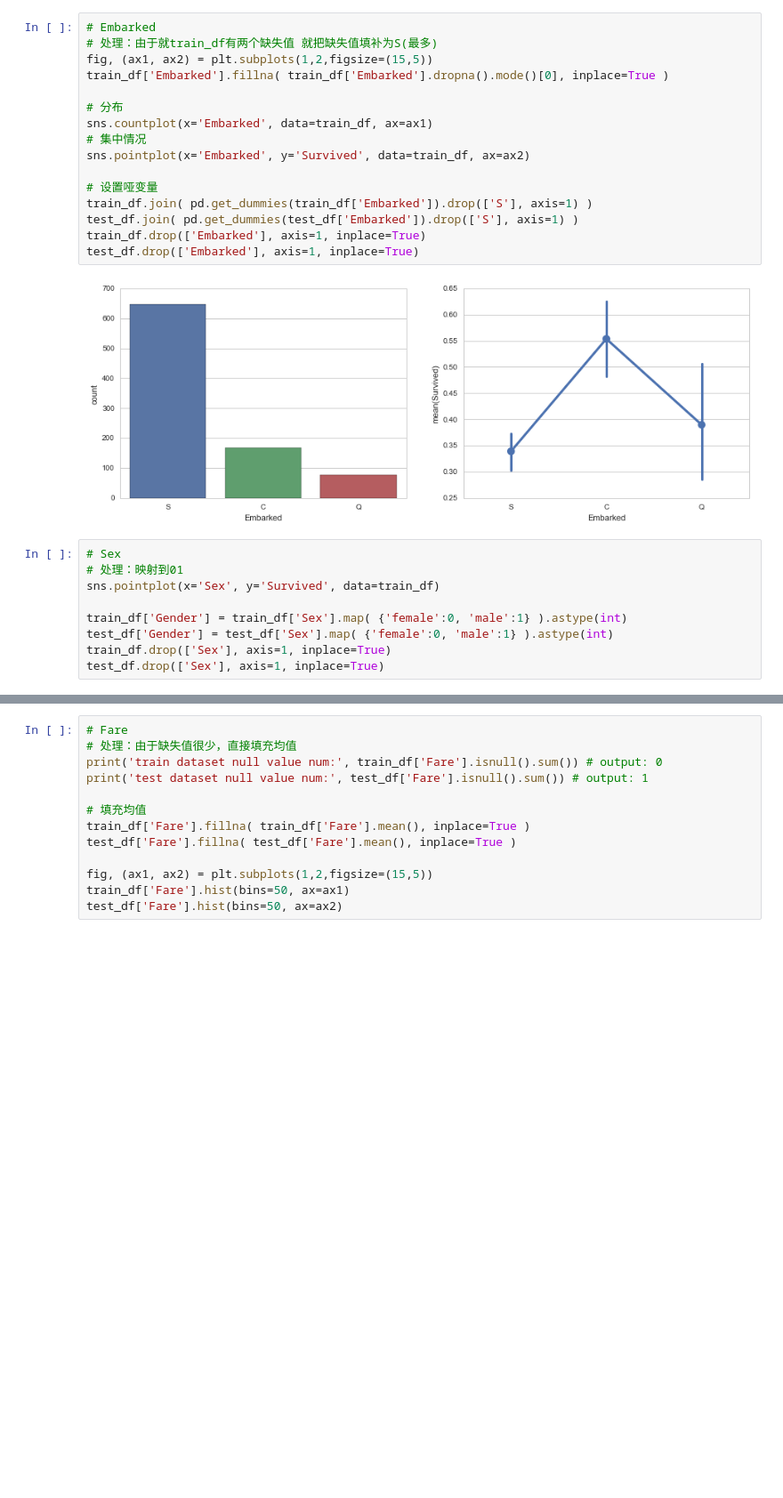
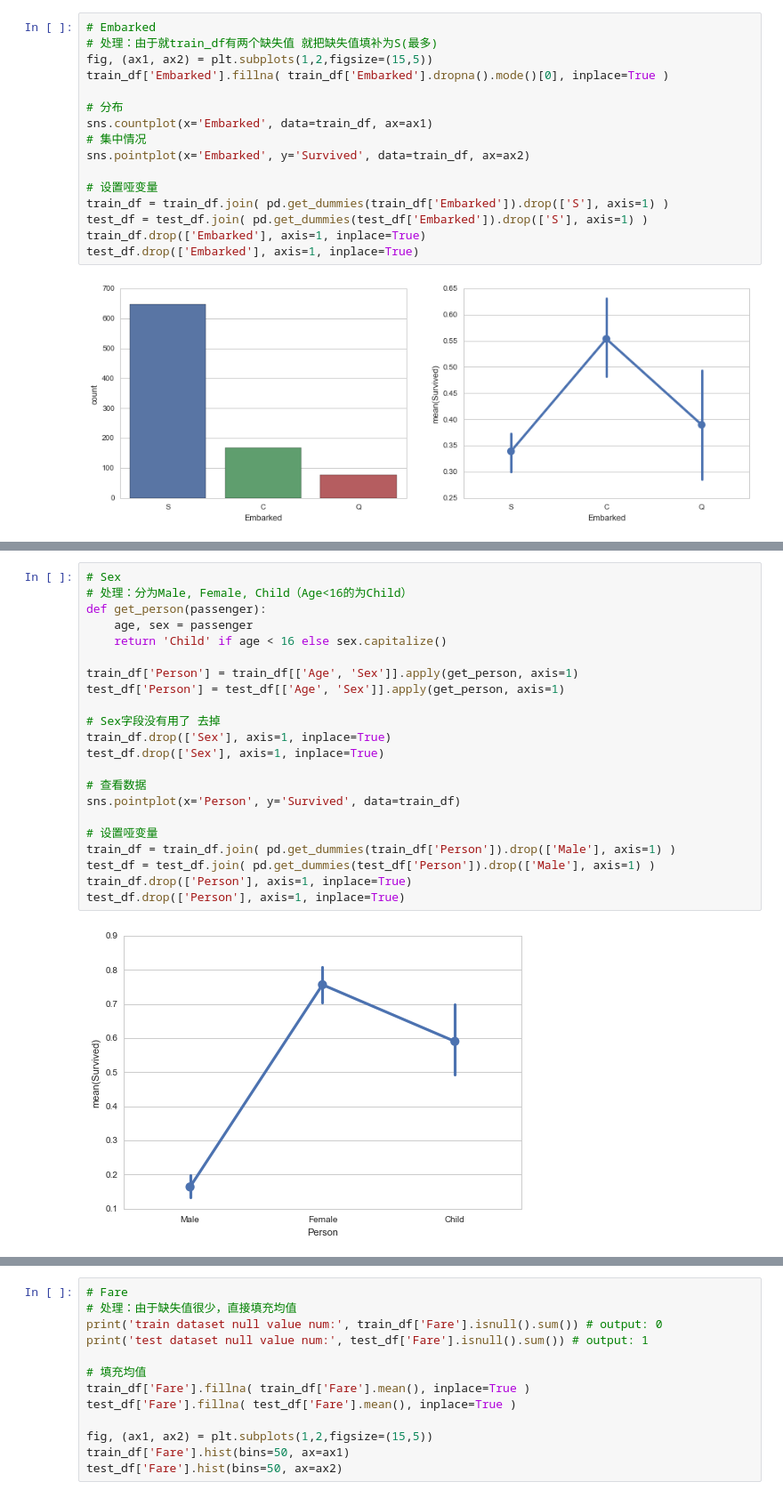
Before and after one commit to hahadsg/MyKaggle, a Jupyter notebook: titanic/solution.ipynb, the cells around one changed output, grey strips where cells are left out. Shown at 89% size. Drawn from its saved outputs; the diff is of its cells as text; blank space fills up the shorter version.

Commit message:
修复增加哑变量时没有inplace的bug 性别特征从Male/Female改为Child/Male/Female（Child为Age<16的乘客）

```diff
--- a/titanic/solution.ipynb
+++ b/titanic/solution.ipynb
@@ -79,18 +62,9 @@ sns.countplot(x='Embarked', data=train_df, ax=ax1)
 sns.pointplot(x='Embarked', y='Survived', data=train_df, ax=ax2)
 
 # 设置哑变量
-train_df.join( pd.get_dummies(train_df['Embarked']).drop(['S'], axis=1) )
-test_df.join( pd.get_dummies(test_df['Embarked']).drop(['S'], axis=1) )
+train_df = train_df.join( pd.get_dummies(train_df['Embarked']).drop(['S'], axis=1) )
+test_df = test_df.join( pd.get_dummies(test_df['Embarked']).drop(['S'], axis=1) )
 train_df.drop(['Embarked'], axis=1, inplace=True)
 test_df.drop(['Embarked'], axis=1, inplace=True)
 # %% [output]
 [figure]
-# %%
-# Sex
-# 处理：映射到01
-sns.pointplot(x='Sex', y='Survived', data=train_df)
-
-train_df['Gender'] = train_df['Sex'].map( {'female':0, 'male':1} ).astype(int)
-test_df['Gender'] = test_df['Sex'].map( {'female':0, 'male':1} ).astype(int)
-train_df.drop(['Sex'], axis=1, inplace=True)
-test_df.drop(['Sex'], axis=1, inplace=True)
@@ -98,0 +80,24 @@ test_df.drop(['Sex'], axis=1, inplace=True)
+# %%
+# Sex
+# 处理：分为Male, Female, Child（Age<16的为Child）
+def get_person(passenger):
+    age, sex = passenger
+    return 'Child' if age < 16 else sex.capitalize()
+
+train_df['Person'] = train_df[['Age', 'Sex']].apply(get_person, axis=1)
+test_df['Person'] = test_df[['Age', 'Sex']].apply(get_person, axis=1)
+
+# Sex字段没有用了 去掉
+train_df.drop(['Sex'], axis=1, inplace=True)
+test_df.drop(['Sex'], axis=1, inplace=True)
+
+# 查看数据
+sns.pointplot(x='Person', y='Survived', data=train_df)
+
+# 设置哑变量
+train_df = train_df.join( pd.get_dummies(train_df['Person']).drop(['Male'], axis=1) )
+test_df = test_df.join( pd.get_dummies(test_df['Person']).drop(['Male'], axis=1) )
+train_df.drop(['Person'], axis=1, inplace=True)
+test_df.drop(['Person'], axis=1, inplace=True)
+# %% [output]
+[figure, added]
```
Also changed, not shown: parts of 8 cells of this notebook, 1 other file.
